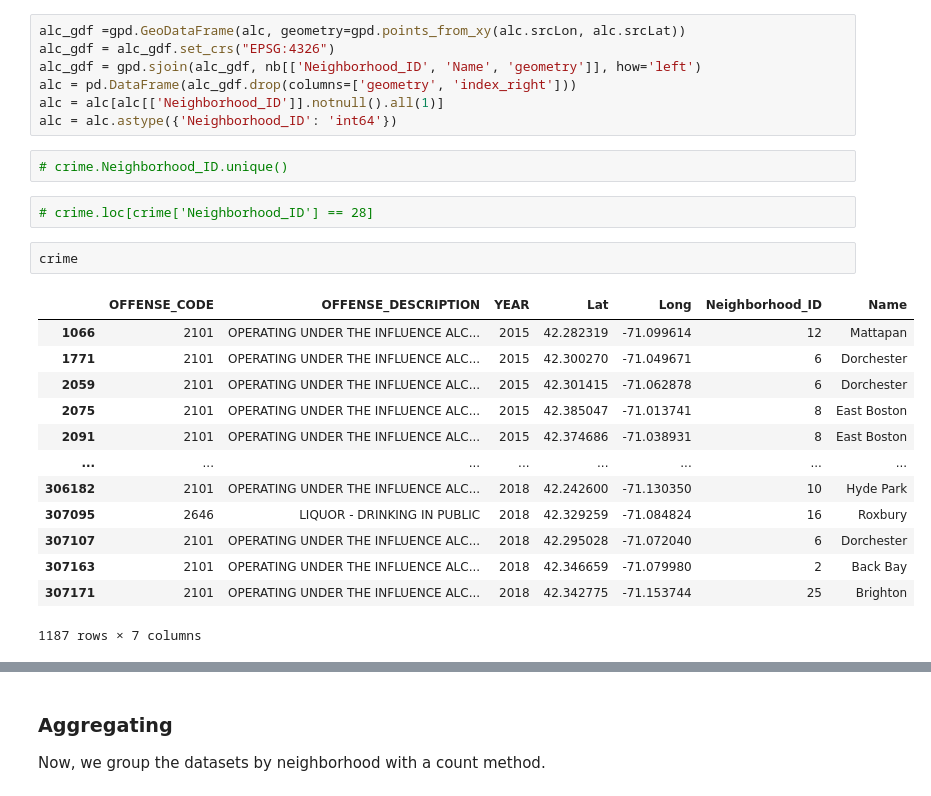
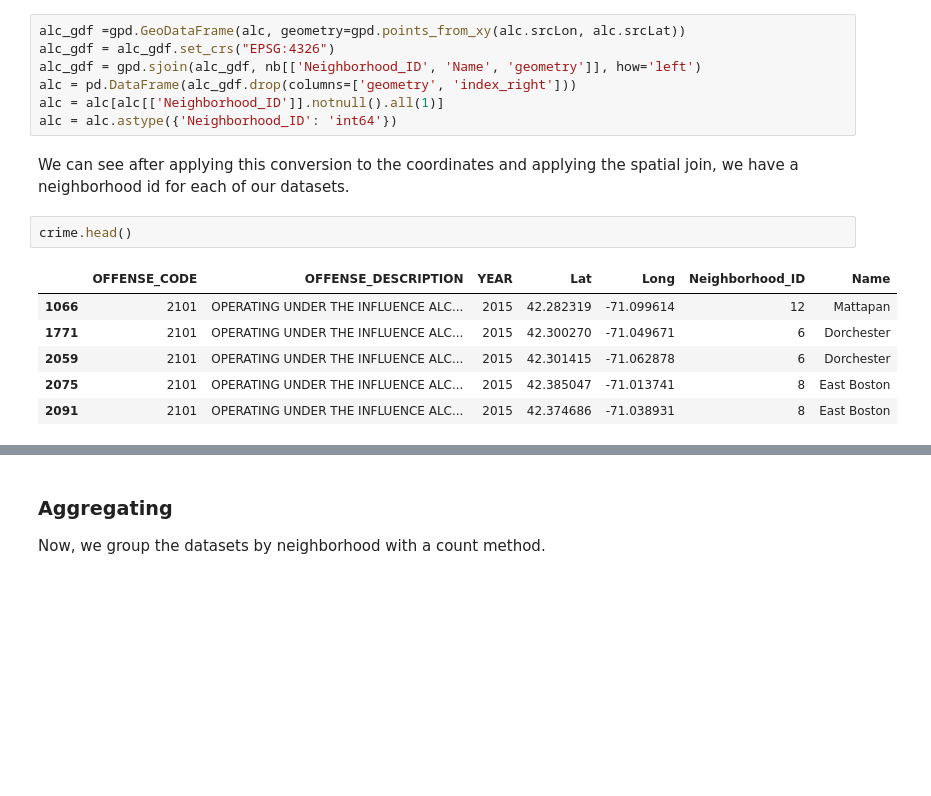
Before and after one commit to pickdani/Bostonography-Final, a Jupyter notebook: data-manipulation.ipynb, the cells around one changed output, grey strips where cells are left out. Cells and saved outputs as stored; diff of their text form; blank space fills up the shorter version.

```diff
--- a/data-manipulation.ipynb
+++ b/data-manipulation.ipynb
@@ -178,24 +229,15 @@ alc_gdf = gpd.sjoin(alc_gdf, nb[['Neighborhood_ID', 'Name', 'geometry']], how='l
 alc = pd.DataFrame(alc_gdf.drop(columns=['geometry', 'index_right']))
 alc = alc[alc[['Neighborhood_ID']].notnull().all(1)]
 alc = alc.astype({'Neighborhood_ID': 'int64'})
-# %%
-# crime.Neighborhood_ID.unique()
-# %%
-# crime.loc[crime['Neighborhood_ID'] == 28]
+# %% [markdown]
+We can see after applying this conversion to the coordinates and applying the spatial join, we have a neighborhood id for each of our datasets.
 # %%
-crime
+crime.head()
 # %% [output]
 |  | OFFENSE_CODE | OFFENSE_DESCRIPTION | YEAR | Lat | Long | Neighborhood_ID | Name |
 | 1066 | 2101 | OPERATING UNDER THE INFLUENCE ALC... | 2015 | 42.282319 | -71.099614 | 12 | Mattapan |
 | 1771 | 2101 | OPERATING UNDER THE INFLUENCE ALC... | 2015 | 42.300270 | -71.049671 | 6 | Dorchester |
 | 2059 | 2101 | OPERATING UNDER THE INFLUENCE ALC... | 2015 | 42.301415 | -71.062878 | 6 | Dorchester |
 | 2075 | 2101 | OPERATING UNDER THE INFLUENCE ALC... | 2015 | 42.385047 | -71.013741 | 8 | East Boston |
 | 2091 | 2101 | OPERATING UNDER THE INFLUENCE ALC... | 2015 | 42.374686 | -71.038931 | 8 | East Boston |
-| ... | ... | ... | ... | ... | ... | ... | ... |
-| 306182 | 2101 | OPERATING UNDER THE INFLUENCE ALC... | 2018 | 42.242600 | -71.130350 | 10 | Hyde Park |
-| 307095 | 2646 | LIQUOR - DRINKING IN PUBLIC | 2018 | 42.329259 | -71.084824 | 16 | Roxbury |
-| 307107 | 2101 | OPERATING UNDER THE INFLUENCE ALC... | 2018 | 42.295028 | -71.072040 | 6 | Dorchester |
-| 307163 | 2101 | OPERATING UNDER THE INFLUENCE ALC... | 2018 | 42.346659 | -71.079980 | 2 | Back Bay |
-| 307171 | 2101 | OPERATING UNDER THE INFLUENCE ALC... | 2018 | 42.342775 | -71.153744 | 25 | Brighton |
-1187 rows × 7 columns
 # %%
```
Also changed, not shown: parts of 26 cells of this notebook, 1 other file.
